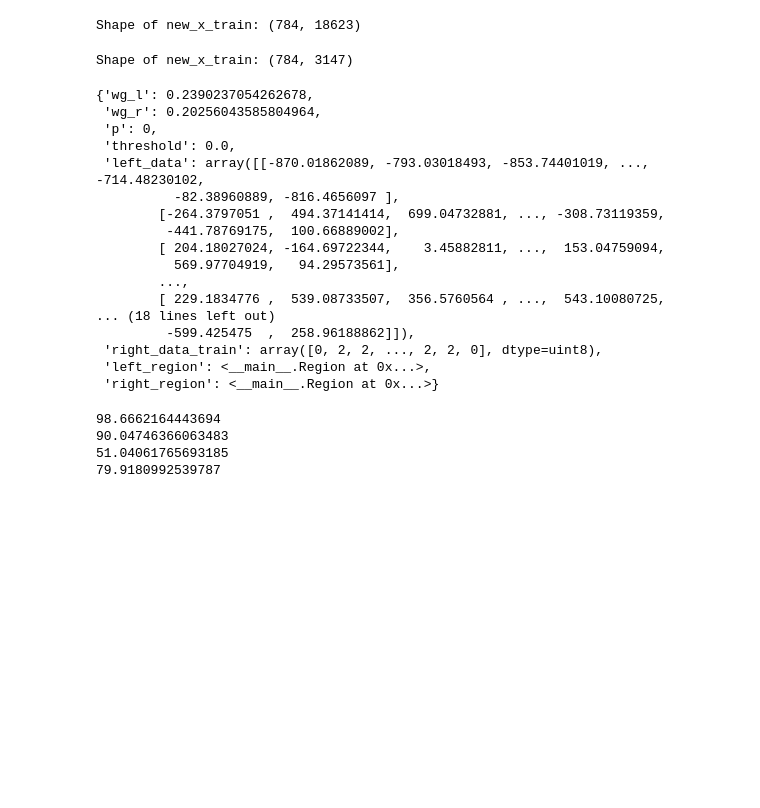
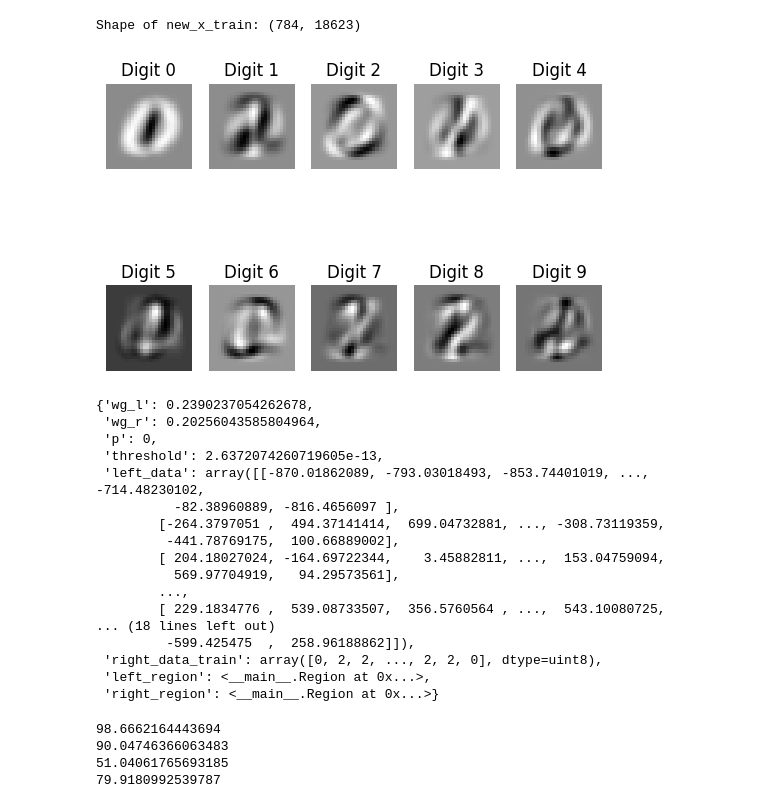
Before and after one commit to baljyot25/SML-Assignments, a Jupyter notebook: Assignment_3/add.ipynb, the cells around one changed output. Saved outputs shown, nothing was run; the diff lists cells and outputs as text; code cells hidden in the pictures; blank space fills up the shorter version.

```diff
--- a/Assignment_3/add.ipynb
+++ b/Assignment_3/add.ipynb
@@ -82,31 +85,51 @@ x_proj=np.matmul(nUp.T,x_train-x_train.mean(axis=1)[:,np.newaxis])
 # %% [output]
 Shape of new_x_train: (784, 18623)
 # %%
+x_test.shape
 x_test=np.transpose(x_test)
-sums=[]
-centralisedMean=np.mean(x_test,axis=1)
+# sums=[]
+# centralisedMean=np.mean(x_test,axis=1)
 
-print("Shape of new_x_train:", x_test.shape)
-centralisedData=[]
-for i in range(x_test.shape[0]):
-    l=[]
-    # for j in range(60000):
-    for j in range(x_test.shape[1]):
-        l.append(x_test[i][j]- centralisedMean[i])
-    centralisedData.append(l)
-centralisedMean=np.array(np.mean(centralisedData,axis=1))
+# print("Shape of new_x_train:", x_test.shape)
+# centralisedData=[]
+# for i in range(x_test.shape[0]):
+#     l=[]
+#     # for j in range(60000):
+#     for j in range(x_test.shape[1]):
+#         l.append(x_test[i][j]- centralisedMean[i])
+#     centralisedData.append(l)
+# centralisedMean=np.array(np.mean(centralisedData,axis=1))
 
-S=np.matmul( centralisedData ,np.transpose(centralisedData))/18622
+# S=np.matmul( centralisedData ,np.transpose(centralisedData))/3146
 
-eigenvalues, eigenvectors = np.linalg.eigh(S)
-eigenvalues = eigenvalues[::-1]
-U = np.flip(eigenvectors, axis=1)
-
-nUp=U[:,:10]
+# eigenvalues, eigenvectors = np.linalg.eigh(S)
+# eigenvalues = eigenvalues[::-1]
+# U = np.flip(eigenvectors, axis=1)
+# U = np.ones(U.shape)-U
+# nUp=U[:,:2]
 
 x_proj_test=np.matmul(nUp.T,x_test-x_test.mean(axis=1)[:,np.newaxis])
-# %% [output]
-Shape of new_x_train: (784, 3147)
+# %%
+import matplotlib.pyplot as plt
+import numpy as np
+
+# Assuming U is your dataset containing images reshaped to 28x28
+# Iterate over digits from 0 to 9
+for digit in range(10):
+    # Find the first occurrence of the digit in your dataset
+
+    # Extract and reshape the image
+    image = U[:, digit].reshape(28, 28)
+    # Plot the image
+    plt.subplot(2, 5, digit+1)  # Adjust subplot position for each digit
+    plt.imshow(image, cmap='gray')
+    plt.title(f'Digit {digit}')
+    plt.axis('off')
+
+# Show the plot
+plt.show()
+# %% [output]
+[figure, added]
 # %%
 class Node:
     def __init__(self):
@@ -166,7 +189,7 @@ def get_best_split(dataset,y_test):
     best_split={}
     for p in range(10):
         # print("for ",p)
-        threshold=round(np.mean(dataset[p]),2)
+        threshold=np.mean(dataset[p])
         # print("threshold ", threshold)
 
         left_region=Region()
@@ -209,7 +232,7 @@ get_best_split(x_proj, y_train)
 {'wg_l': 0.2390237054262678,
  'wg_r': 0.20256043585804964,
  'p': 0,
- 'threshold': 0.0,
+ 'threshold': 2.6372074260719605e-13,
  'left_data': array([[-870.01862089, -793.03018493, -853.74401019, ..., -714.48230102,
           -82.38960889, -816.4656097 ],
         [-264.3797051 ,  494.37141414,  699.04732881, ..., -308.73119359,
```
Also changed, not shown: parts of 10 cells of this notebook.
